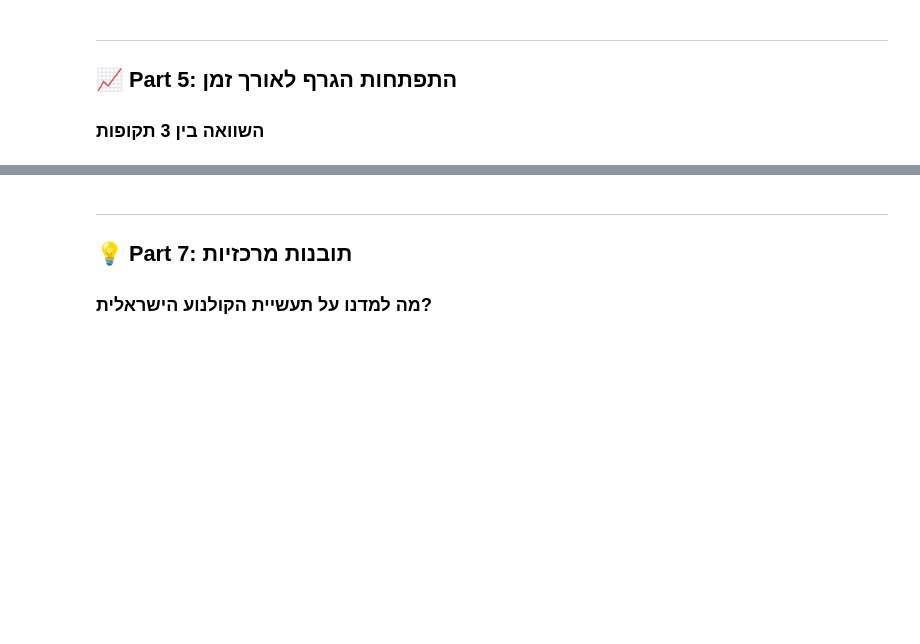
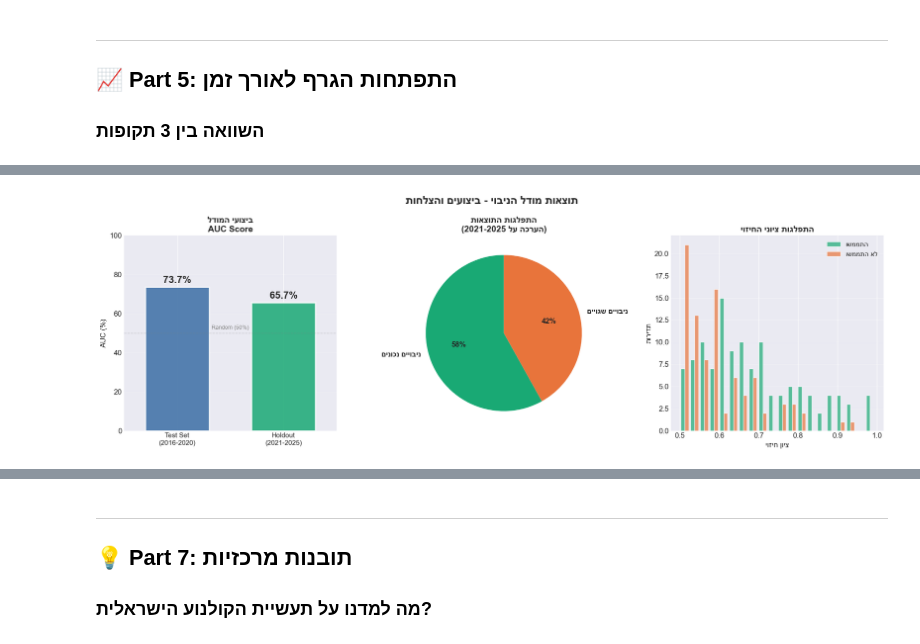
Before and after one commit to mlugassi/ML-on-Graphs, a Jupyter notebook: israeli_actors_graph/notebooks/Presentation_Video_Summary.ipynb, the cells around one changed output, grey strips where cells are left out. Saved outputs shown, nothing was run; the diff lists cells and outputs as text; code cells hidden in the pictures; blank space fills up the shorter version.

```diff
--- a/israeli_actors_graph/notebooks/Presentation_Video_Summary.ipynb
+++ b/israeli_actors_graph/notebooks/Presentation_Video_Summary.ipynb
@@ -308,0 +322,90 @@ print(f"\n✅ תוצאות המודל: {tp}/{tp+fp} ניבויים נכונים
+# %%
+# Load prediction results (separate files for hits and misses)
+try:
+    hits_df = pd.read_csv('../data/processed/single_horizon_true_positives_detailed.csv')
+    misses_df = pd.read_csv('../data/processed/single_horizon_false_positives_detailed.csv')
+
+    # Rename columns to match expected format
+    if 'probability' in hits_df.columns:
+        hits_df = hits_df.rename(columns={'probability': 'score'})
+    if 'probability' in misses_df.columns:
+        misses_df = misses_df.rename(columns={'probability': 'score'})
+
+    hits_df['actually_connected'] = 1
+    misses_df['actually_connected'] = 0
+
+    # Combine for overall statistics
+    results_df = pd.concat([hits_df, misses_df], ignore_index=True)
+
+    tp = len(hits_df)
+    fp = len(misses_df)
+    precision = tp / (tp + fp) if (tp + fp) > 0 else 0
+
+    print(f"✅ טעינת נתונים: {tp} הצלחות, {fp} כשלונות")
+except FileNotFoundError as e:
+    print(f"⚠️ שגיאה בטעינת קבצים: {e}")
+    # Fallback to original file if needed
+    results_df = pd.read_csv('../data/processed/future_predictions_2021_2025_single_horizon.csv')
+    hits_df = results_df[results_df['actually_connected'] == 1]
+    misses_df = results_df[results_df['actually_connected'] == 0]
+    tp = len(hits_df)
+    fp = len(misses_df)
+    precision = tp / (tp + fp) if (tp + fp) > 0 else 0
+
+# Model performance scores from notebook 06b
+test_auc = 0.737      # AUC on Test Set (2016-2020) - validation performance
+holdout_auc = 0.657   # AUC on Holdout (2021-2025) - real-world evaluation
+
+# Create results visualization
+fig, axes = plt.subplots(1, 3, figsize=(18, 6))
+fig.suptitle(he('תוצאות מודל הניבוי - ביצועים והצלחות'), fontsize=18, fontweight='bold')
+
+# Chart 1: AUC scores (Test vs Holdout)
+ax = axes[0]
+auc_labels = [he('Test Set\n(2016-2020)'), he('Holdout\n(2021-2025)')]
+auc_values = [test_auc * 100, holdout_auc * 100]
+colors_auc = ['#3b6ea5', '#19a974']
+bars = ax.bar([0, 1], auc_values, color=colors_auc, alpha=0.85, width=0.6, edgecolor='white', linewidth=2)
+ax.set_ylim(0, 100)
+ax.set_xlim(-0.5, 1.5)
+ax.set_xticks([0, 1])
+ax.set_xticklabels(auc_labels, fontsize=11)
+ax.set_ylabel(he('AUC (%)'), fontsize=12)
+ax.set_title(he('ביצועי המודל\nAUC Score'), fontsize=14, fontweight='bold')
+for i, (bar, val) in enumerate(zip(bars, auc_values)):
+    ax.text(i, val + 2, f'{val:.1f}%', ha='center', fontsize=16, fontweight='bold')
+ax.axhline(y=50, color='gray', linestyle='--', alpha=0.5, linewidth=1)
+ax.text(0.5, 52, he('Random (50%)'), ha='center', fontsize=9, color='gray')
+ax.grid(axis='y', alpha=0.3)
+
+# Chart 2: Hits breakdown (2021-2025 Holdout)
+ax = axes[1]
+categories = [he('ניבויים נכונים'), he('ניבויים שגויים')]
+values = [tp, fp]
+colors_pie = ['#19a974', '#e8743b']
+wedges, texts, autotexts = ax.pie(values, labels=categories, colors=colors_pie, autopct='%1.0f%%',
+                                    startangle=90, textprops={'fontsize': 12, 'fontweight': 'bold'})
+ax.set_title(he(f'התפלגות התוצאות\n(הערכה על 2021-2025)'), fontsize=14, fontweight='bold')
+
+# Chart 3: Score distribution
+ax = axes[2]
+connected = hits_df['score'] if len(hits_df) > 0 else []
+not_connected = misses_df['score'] if len(misses_df) > 0 else []
+if len(connected) > 0 and len(not_connected) > 0:
+    ax.hist([connected, not_connected], bins=20, label=[he('התממשו'), he('לא התממשו')],
+            color=['#19a974', '#e8743b'], alpha=0.7, edgecolor='white')
+ax.set_xlabel(he('ציון חיזוי'), fontsize=12)
+ax.set_ylabel(he('תדירות'), fontsize=12)
+ax.set_title(he('התפלגות ציוני החיזוי'), fontsize=14, fontweight='bold')
+ax.legend(fontsize=11)
+ax.grid(axis='y', alpha=0.3)
+
+plt.tight_layout()
+plt.savefig('../figures/presentation_model_results.png', dpi=150, bbox_inches='tight')
+plt.show()
+
+print(f"\n📊 ביצועי המודל:")
+print(f"   Test Set (2016-2020):    AUC = {test_auc:.3f} (73.7%)")
+print(f"   Holdout (2021-2025):     AUC = {holdout_auc:.3f} (65.7%)")
+print(f"\n✅ הערכה על 2021-2025: {tp} ניבויים נכונים מתוך {tp+fp} ({precision*100:.1f}% precision)")
+# %% [output]
@@ -308,0 +413 @@ print(f"\n✅ תוצאות המודל: {tp}/{tp+fp} ניבויים נכונים
+[figure, added]
```
Also changed, not shown: parts of 15 cells of this notebook, 9 other files.
